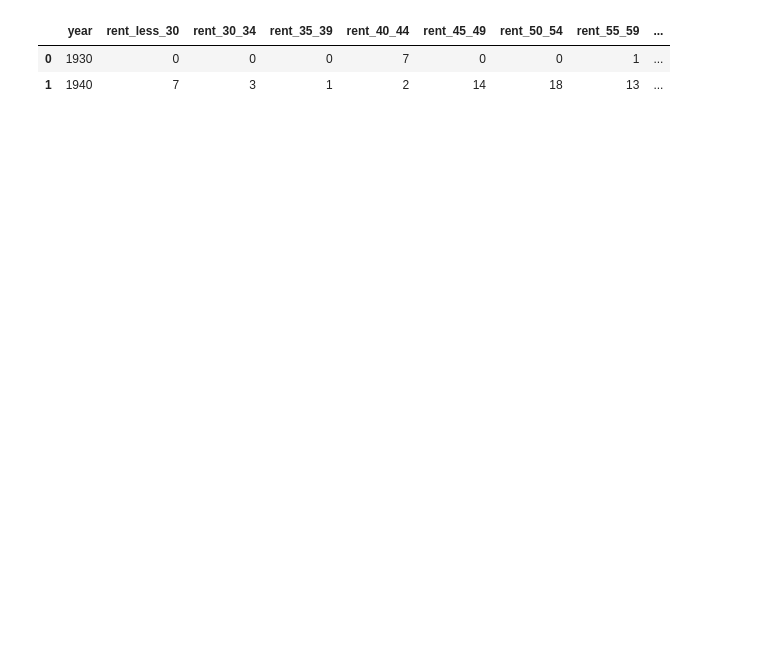
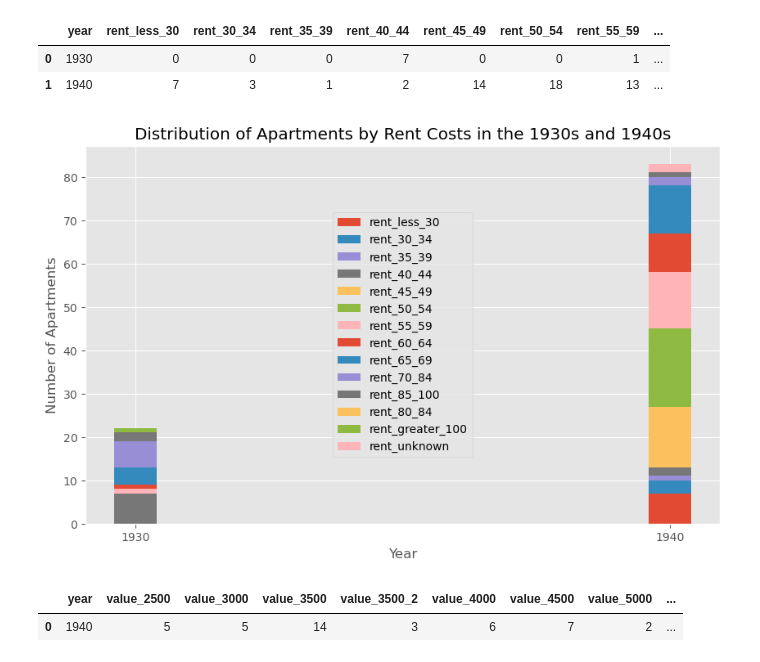
Before and after one commit to LDeYoung17/jackson-heights-analysis, a Jupyter notebook: notebooks/EDA.ipynb, the cells around one changed output. Drawn from its saved outputs; the diff is of its cells as text; code cells hidden in the pictures; blank space fills up the shorter version.

```diff
--- a/notebooks/EDA.ipynb
+++ b/notebooks/EDA.ipynb
@@ -336,3 +336,31 @@ display(df_rent.head())
 |  | year | rent_less_30 | rent_30_34 | rent_35_39 | rent_40_44 | rent_45_49 | rent_50_54 | rent_55_59 | ... |
 | 0 | 1930 | 0 | 0 | 0 | 7 | 0 | 0 | 1 | ... |
 | 1 | 1940 | 7 | 3 | 1 | 2 | 14 | 18 | 13 | ... |
+# %%
+df_rent_year = df_rent.groupby('year').sum().reset_index()
+
+columns_for_y = ['rent_less_30', 'rent_30_34', 'rent_35_39', 'rent_40_44', 'rent_45_49', 'rent_50_54', 'rent_55_59', 'rent_60_64', 'rent_65_69', 'rent_70_84', 'rent_85_100', 'rent_80_84', 'rent_greater_100', 'rent_unknown']
+
+years_to_include = [1930, 1940]
+df_rent_year_filtered = df_rent_year[df_rent_year['year'].isin(years_to_include)]
+
+fig, ax = plt.subplots(figsize=(10, 6))
+
+ax.bar(df_rent_year_filtered['year'], df_rent_year_filtered[columns_for_y[0]], label=columns_for_y[0])
+for i in range(1, len(columns_for_y)):
+    ax.bar(df_rent_year_filtered['year'], df_rent_year_filtered[columns_for_y[i]], bottom=df_rent_year_filtered[columns_for_y[:i]].sum(axis=1), label=columns_for_y[i])
+
+ax.set_title('Distribution of Apartments by Rent Costs in the 1930s and 1940s')
+ax.set_xlabel('Year')
+ax.set_ylabel('Number of Apartments')
+ax.set_xticks(years_to_include)
+ax.legend(loc='center')
+plt.show()
+# %% [output]
+[figure, added]
+# %%
+display(df_value.head())
+#df_value.info()
+# %% [output]
+|  | year | value_2500 | value_3000 | value_3500 | value_3500_2 | value_4000 | value_4500 | value_5000 | ... |
+| 0 | 1940 | 5 | 5 | 14 | 3 | 6 | 7 | 2 | ... |
```
Also changed, not shown: parts of 4 cells of this notebook.
